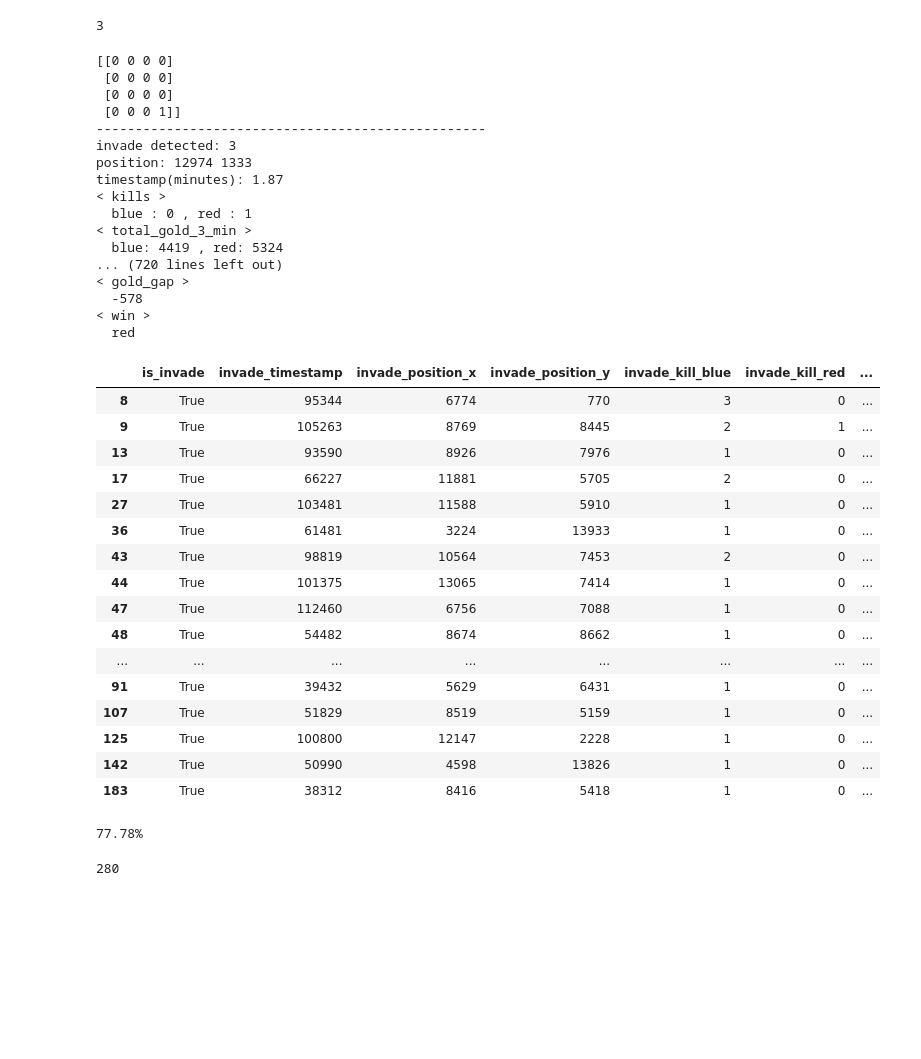
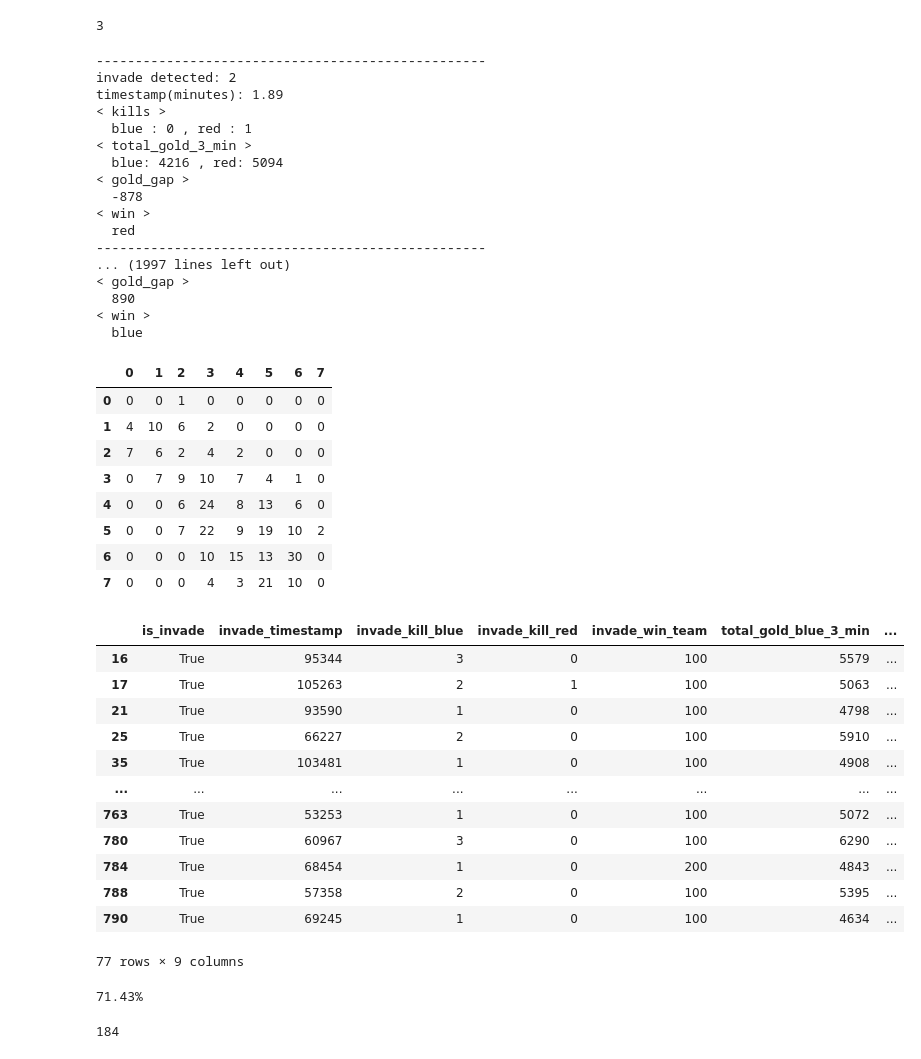
Before and after one commit to FireMoth-Yellme/LoL-Stat, a Jupyter notebook: data-mining/Jinx/jinx_dataset.ipynb, the cells around one changed output. Drawn from its saved outputs; the diff is of its cells as text; code cells hidden in the pictures; blank space fills up the shorter version.

```diff
--- a/data-mining/Jinx/jinx_dataset.ipynb
+++ b/data-mining/Jinx/jinx_dataset.ipynb
@@ -106,7 +122,7 @@ match_invade = 0
 # %%
 is_invade = [False]*match_length
 invade_timestamp = [0]*match_length
-invade_position = [0]*match_length
+invade_position = np.array([0 for _ in range(64)]).reshape(8,8)
 invade_kill_blue = [0]*match_length           # invade시 발생한 블루팀의 킬 수
 invade_kill_red = [0]*match_length            # invade시 발생한 레드팀의 킬 수
 invade_win_team = [0]*match_length            # invade가 발생한 게임에서 이긴 팀의 teamId
@@ -116,7 +132,6 @@ gold_gap = [0]*match_length
 
 for match_index in range(match_length):
     match_time_length = len(timeline.iloc[match_index].info['frames'])
-    n_invade_position = np.array([0 for _ in range(64)]).reshape(8,8)
 
     events = [timeline.iloc[match_index].info["frames"][t]["events"] for t in range(match_time_length)]
     participants_info = [timeline.iloc[match_index].info["frames"][t]["participantFrames"] for t in range(match_time_length)]
@@ -138,11 +153,9 @@ for match_index in range(match_length):
                 elif e['killerId'] > 5:
                     invade_kill_red[match_index] += 1
                 p_x, p_y = e['position']['x'], e['position']['y']
-                n_invade_position[(16000-p_y)//2000][p_x//2000] += 1
+                invade_position[(16000-p_y)//2000][p_x//2000] += 1
 
     if is_invade[match_index]:
-        print(n_invade_position)
-
         for i in range(1,6):
             total_gold_blue_3_min[match_index] += participants_info[3][str(i)]['totalGold']
         for i in range(6,11):
@@ -154,92 +167,96 @@ for match_index in range(match_length):
 
         print("--------------------------------------------------")
         print("invade detected: %d" % match_index)
-        print("position:", invade_position_x[match_index], invade_position_y[match_index])
         print("timestamp(minutes): %.2f" % (invade_timestamp[match_index]/60000))
         print("< kills >\n  blue : %d , red : %d"% (invade_kill_blue[match_index], invade_kill_red[match_index]))
         print("< total_gold_3_min >\n  blue: %d , red: %d"% (total_gold_blue_3_min[match_index], total_gold_red_3_min[match_index]))
         print("< gold_gap >\n  %d"% gold_gap[match_index])
         print("< win >\n  %s"% ("blue" if invade_win_team[match_index] == 100 else "red"))
 # %% [output]
-[[0 0 0 0]
- [0 0 0 0]
- [0 0 0 0]
- [0 0 0 1]]
 --------------------------------------------------
-invade detected: 3
-position: 12974 1333
-timestamp(minutes): 1.87
+invade detected: 2
+timestamp(minutes): 1.89
 < kills >
   blue : 0 , red : 1
 < total_gold_3_min >
-  blue: 4419 , red: 5324
-... (720 lines left out)
+  blue: 4216 , red: 5094
 < gold_gap >
-  -578
+  -878
 < win >
   red
+--------------------------------------------------
+... (1997 lines left out)
+< gold_gap >
+  890
+< win >
+  blue
+# %%
+df_invade_position = pd.DataFrame(invade_position)
+df_invade_position
+# %% [output]
+|  | 0 | 1 | 2 | 3 | 4 | 5 | 6 | 7 |
+| 0 | 0 | 0 | 1 | 0 | 0 | 0 | 0 | 0 |
+| 1 | 4 | 10 | 6 | 2 | 0 | 0 | 0 | 0 |
+| 2 | 7 | 6 | 2 | 4 | 2 | 0 | 0 | 0 |
+| 3 | 0 | 7 | 9 | 10 | 7 | 4 | 1 | 0 |
+| 4 | 0 | 0 | 6 | 24 | 8 | 13 | 6 | 0 |
+| 5 | 0 | 0 | 7 | 22 | 9 | 19 | 10 | 2 |
+| 6 | 0 | 0 | 0 | 10 | 15 | 13 | 30 | 0 |
+| 7 | 0 | 0 | 0 | 4 | 3 | 21 | 10 | 0 |
 # %%
 df_invade = pd.DataFrame([
     is_invade,
     invade_timestamp,
-    invade_position_x,
-    invade_position_y,
     invade_kill_blue,
     invade_kill_red,
     invade_win_team,
     total_gold_blue_3_min,
     total_gold_red_3_min,
     gold_gap,
     df_info_1["gameMode"]]).transpose()
 
 df_invade.columns = [
     "is_invade",
     "invade_timestamp",
-    "invade_position_x",
-    "invade_position_y",
     "invade_kill_blue",
     "invade_kill_red",
     "invade_win_team",
     "total_gold_blue_3_min",
     "total_gold_red_3_min",
     "gold_gap",
     "gameMode"]
 
 display(df_invade[(df_invade.is_invade==True) & (df_invade.invade_kill_blue > df_invade.invade_kill_red)])
 
 # 인베가 일어났고, 블루가 레드보다 킬을 많이 딴 경기에서 블루가 이길 확률
 print("%.2f%%"%(
     len(df_invade[
         (df_invade.is_invade==True)
         & (df_invade.invade_kill_blue > df_invade.invade_kill_red)
         & (df_invade.invade_win_team == 100)])
     / len(df_invade[
         (df_invade.is_invade==True)
         & (df_invade.invade_kill_blue > df_invade.invade_kill_red)])
     * 100)
 )
 # %% [output]
-|  | is_invade | invade_timestamp | invade_position_x | invade_position_y | invade_kill_blue | invade_kill_red | ... |
-| 8 | True | 95344 | 6774 | 770 | 3 | 0 | ... |
-| 9 | True | 105263 | 8769 | 8445 | 2 | 1 | ... |
-| 13 | True | 93590 | 8926 | 7976 | 1 | 0 | ... |
-| 17 | True | 66227 | 11881 | 5705 | 2 | 0 | ... |
-| 27 | True | 103481 | 11588 | 5910 | 1 | 0 | ... |
-| 36 | True | 61481 | 3224 | 13933 | 1 | 0 | ... |
-| 43 | True | 98819 | 10564 | 7453 | 2 | 0 | ... |
-| 44 | True | 101375 | 13065 | 7414 | 1 | 0 | ... |
-| 47 | True | 112460 | 6756 | 7088 | 1 | 0 | ... |
-| 48 | True | 54482 | 8674 | 8662 | 1 | 0 | ... |
+|  | is_invade | invade_timestamp | invade_kill_blue | invade_kill_red | invade_win_team | total_gold_blue_3_min | ... |
+| 16 | True | 95344 | 3 | 0 | 100 | 5579 | ... |
+| 17 | True | 105263 | 2 | 1 | 100 | 5063 | ... |
+| 21 | True | 93590 | 1 | 0 | 100 | 4798 | ... |
+| 25 | True | 66227 | 2 | 0 | 100 | 5910 | ... |
+| 35 | True | 103481 | 1 | 0 | 100 | 4908 | ... |
 | ... | ... | ... | ... | ... | ... | ... | ... |
-| 91 | True | 39432 | 5629 | 6431 | 1 | 0 | ... |
-| 107 | True | 51829 | 8519 | 5159 | 1 | 0 | ... |
-| 125 | True | 100800 | 12147 | 2228 | 1 | 0 | ... |
-| 142 | True | 50990 | 4598 | 13826 | 1 | 0 | ... |
-| 183 | True | 38312 | 8416 | 5418 | 1 | 0 | ... |
+| 763 | True | 53253 | 1 | 0 | 100 | 5072 | ... |
+| 780 | True | 60967 | 3 | 0 | 100 | 6290 | ... |
+| 784 | True | 68454 | 1 | 0 | 200 | 4843 | ... |
+| 788 | True | 57358 | 2 | 0 | 100 | 5395 | ... |
+| 790 | True | 69245 | 1 | 0 | 100 | 4634 | ... |
-77.78%
+77 rows × 9 columns
+71.43%
 # %%
 match_invade
 # %% [output]
-280
+184
 # %%
 df_invade.to_csv("data/{}/invade.csv".format(summoner_name), index=False)
```
Also changed, not shown: parts of 7 cells of this notebook, 8 other files.
